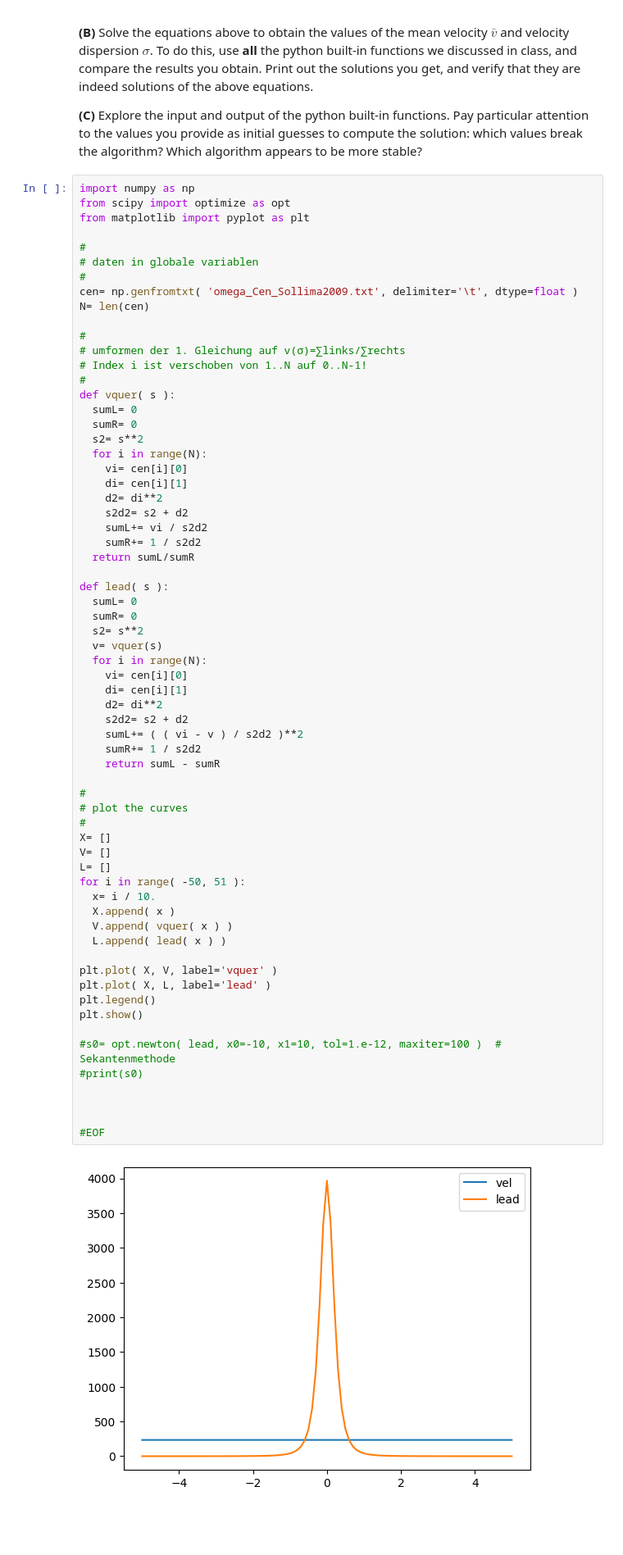
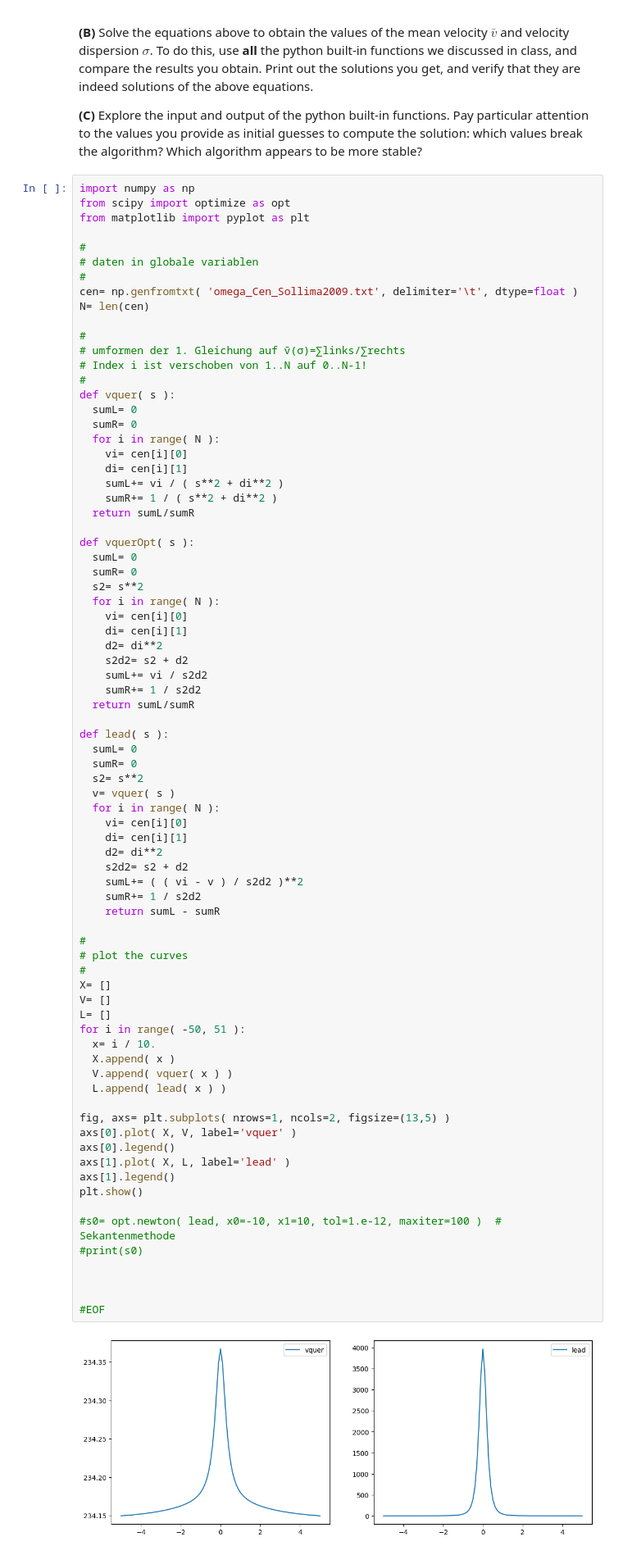
Before and after one commit to ThomasSchallar/NUM, a Jupyter notebook: ExerciseSheet3.ipynb, the cells around one changed output. Shown: that part at 82% size. Cells and saved outputs as stored; diff of their text form; blank space fills up the shorter version.

```diff
--- a/ExerciseSheet3.ipynb
+++ b/ExerciseSheet3.ipynb
@@ -315,14 +315,24 @@ cen= np.genfromtxt( 'omega_Cen_Sollima2009.txt', delimiter='\t', dtype=float )
 N= len(cen)
 
 #
-# umformen der 1. Gleichung auf v(σ)=∑links/∑rechts
+# umformen der 1. Gleichung auf v̄(σ)=∑links/∑rechts
 # Index i ist verschoben von 1..N auf 0..N-1!
 #
 def vquer( s ):
   sumL= 0
   sumR= 0
+  for i in range( N ):
+    vi= cen[i][0]
+    di= cen[i][1]
+    sumL+= vi / ( s**2 + di**2 )
+    sumR+= 1 / ( s**2 + di**2 )
+  return sumL/sumR
+
+def vquerOpt( s ):
+  sumL= 0
+  sumR= 0
   s2= s**2
-  for i in range(N):
+  for i in range( N ):
     vi= cen[i][0]
     di= cen[i][1]
     d2= di**2
@@ -335,38 +345,40 @@ def lead( s ):
   sumL= 0
   sumR= 0
   s2= s**2
-  v= vquer(s)
-  for i in range(N):
+  v= vquer( s )
+  for i in range( N ):
     vi= cen[i][0]
     di= cen[i][1]
     d2= di**2
     s2d2= s2 + d2
     sumL+= ( ( vi - v ) / s2d2 )**2
     sumR+= 1 / s2d2
     return sumL - sumR
 
 #
 # plot the curves
 #
 X= []
 V= []
 L= []
 for i in range( -50, 51 ):
   x= i / 10.
   X.append( x )
   V.append( vquer( x ) )
   L.append( lead( x ) )
 
-plt.plot( X, V, label='vquer' )
-plt.plot( X, L, label='lead' )
-plt.legend()
+fig, axs= plt.subplots( nrows=1, ncols=2, figsize=(13,5) )
+axs[0].plot( X, V, label='vquer' )
+axs[0].legend()
+axs[1].plot( X, L, label='lead' )
+axs[1].legend()
 plt.show()
 
 #s0= opt.newton( lead, x0=-10, x1=10, tol=1.e-12, maxiter=100 )  # Sekantenmethode
 #print(s0)
 
 
 
 #EOF
 # %% [output]
-[figure, old version]
+[figure, new version]
```
